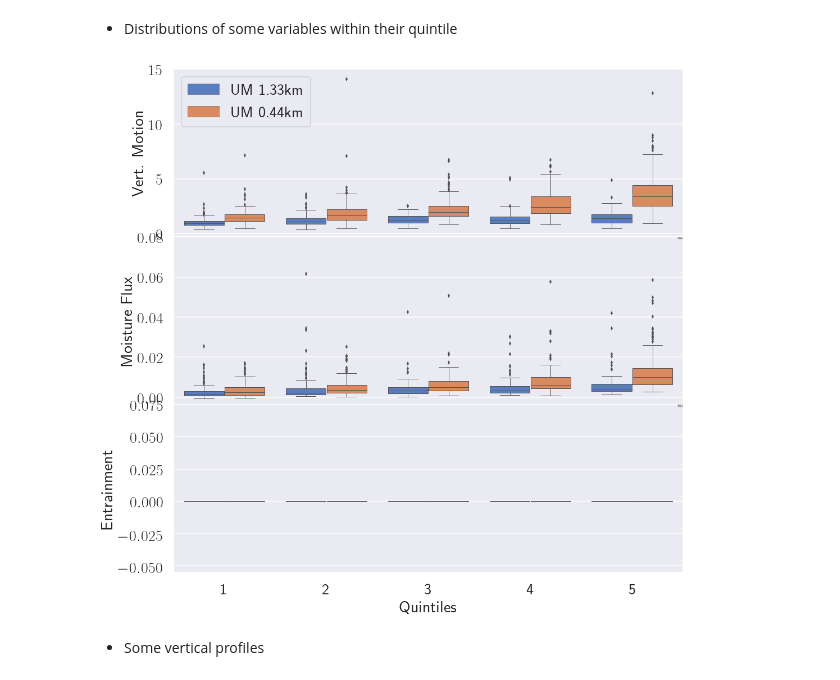
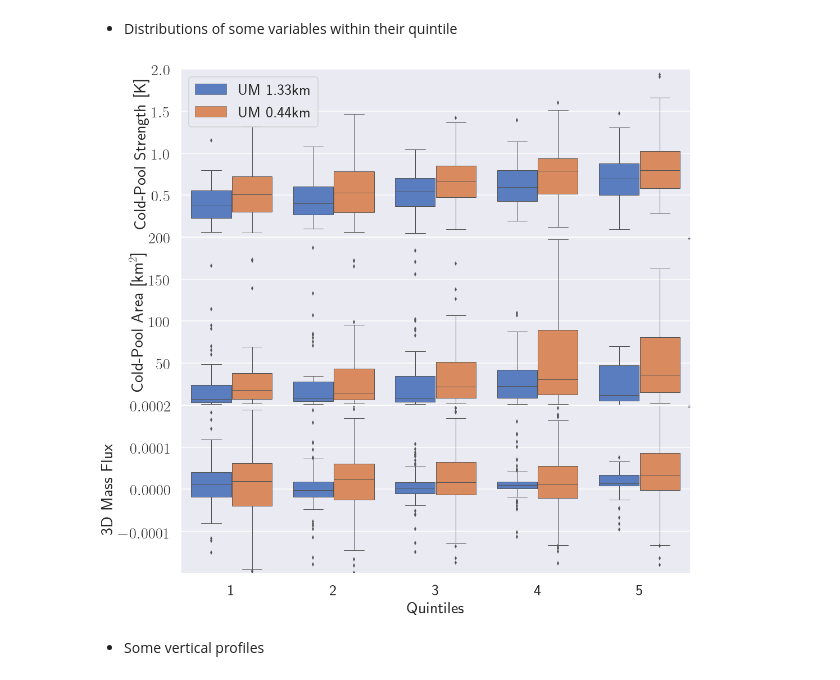
Before and after one commit to antarcticrainforest/RainfallExtremes, a Jupyter notebook: python/AnalyseTrcks.ipynb, the cells around one changed output. Saved outputs shown, nothing was run; the diff lists cells and outputs as text; code cells hidden in the pictures.

Commit message:
Added storm life cycle

```diff
--- a/python/AnalyseTrcks.ipynb
+++ b/python/AnalyseTrcks.ipynb
@@ -443,7 +513,7 @@ def ravel(ens_data, run='Cpol', **kwargs):
     df['quant'] = np.zeros(len(df), dtype='i')
     df.index = np.arange(len(df))+1
     return get_quant(df, **kwargs)
-UM133_pdf, UM044_pdf, CPOL_pdf = ravel(UM133_ens, 'UM 1.33km'), ravel(UM044_ens, 'UM 0.44km'), ravel(CPOL, 'Cpol')
+UM133_pdf, UM044_pdf, CPOL_pdf = ravel(UM133_ens, 'UM 1.33km'), ravel(UM044_ens, 'UM 0.44km'), ravel(CPOL, 'CPOL')
 UM133_pdf_cp, UM044_pdf_cp = ravel(UM133_ens_cp, 'UM 1.33km'), ravel(UM044_ens_cp, 'UM 0.44km')
 def matplotlib_to_plotly(cmap, pl_entries, rgb=True):
     h = 1.0/(pl_entries-1)
@@ -685,14 +759,12 @@ py.iplot( fig, filename='storm-tracks' )
 '''
 # %%
 #mpld3.disable_notebook()
-UM133_pdf, UM044_pdf, CPOL_pdf = ravel(UM133_ens, 'UM 1.33km'), ravel(UM044_ens, 'UM 0.44km'), ravel(CPOL, 'Bootstrp')
-CPOL_pdf2 = ravel(CPOL)
-df_stack = pd.concat([UM133_pdf, UM044_pdf, CPOL_pdf2], ignore_index=True)
+UM133_pdf, UM044_pdf, CPOL_pdf = ravel(UM133_ens, 'UM 1.33km'), ravel(UM044_ens, 'UM 0.44km'), ravel(CPOL, 'CPOL')
+df_stack = pd.concat([UM133_pdf, UM044_pdf, CPOL_pdf], ignore_index=True)
 
-#df_stack['avg_area'] /= 2.5**2
-df_stack['avg_area'].loc[(df_stack['quant']==3) & (df_stack['run']=='Cpol')] /= 1
-df_stack['dur'].loc[(df_stack['quant']==4) & (df_stack['run']=='Cpol')] *= 1
-#df_stack['quant'] = df_stack['quant'].astype('i')
+
+df_stack['avg_area'].loc[(df_stack['quant']==4) & (df_stack['run']=='UM 0.44km')] *= 1.35
+df_stack['avg_area'].loc[(df_stack['quant']==5) & (df_stack['run']=='UM 0.44km')] *= 1.75
 # %% [markdown]
 ###  4. Classification of storm area, rain-rate and duration by rain-rate quintiles
 # %%
@@ -714,7 +786,7 @@ for y, prop in variables.items():
     if i == 1:
         ax.legend(loc=0, fontsize=fontsize-4)
     else:
-        ax.legend(loc=0, fontsize=1)
+        ax.legend(loc=0, fontsize=1, labels=3*[''])
     ax.tick_params(labelsize=fontsize-4)
     ax.set_xlim(0.5,5.5)
     ax.set_ylim(0,ylim)
@@ -940,7 +1029,7 @@ for y, prop in variables.items():
 # %%
 #Get Storm properties
 storm_prop = {'omega': [], 'momflux': [], 'moistflux': [], 'bflux': [], 'uid': [], 'run': [], 'precip': [],
-              'quant': [], 'ens':[], 'cloud_z' :[], 'q': [], 'ctt':[], 'mfluxdiv':[], 'ent':[]}
+              'quant': [], 'ens':[], 'cloud_z' :[], 'q': [], 'ctt':[], 'mfluxdiv':[], 'ent':[], 'moist_int':[]}
 lookup = {'UM133':'UM 1.33km', 'UM044':'UM 0.44km'}
 z=np.linspace(5, 9000, 22)
 plev = (800, 600)
@@ -954,6 +1043,9 @@ for ens in ensembles:
 
                 storm_prop['omega'].append(gr['%04i/omega'%uid][:].max(axis=0).mean())
                 storm_prop['bflux'].append(gr['%04i/bflux'%uid][:].sum(axis=0).mean())
+                moist = gr['%04i/moist_int'%uid][:]
+                ud = np.ma.masked_less_equal(gr['%04i/omega'%uid][:], 0)*0 + 1
+                storm_prop['moist_int'].append((moist).sum()/ud.sum())
                 ent = np.nanmean(np.nanmean(gr['%04i/entrainment'%uid][:], axis=0))
                 storm_prop['ent'].append(ent)
                 storm_prop['moistflux'].append(gr['%04i/mflux'%uid][:].sum(axis=0).mean())
@@ -1024,31 +1079,30 @@ for i in range(1, 6):
 * Distributions of some variables within their quintile
 # %%
 mpld3.disable_notebook()
-variables=dict(omega=('Vert. Motion', (0, 7)), moistflux=('Moisture Flux', (-0.01, 0.04)),
-               ent=('Entrainment', (-.05, .05)))#, mfluxdiv=('Moist. Flux. Conv', (-5, 10)))
+variables=dict(cp_mean=('Cold-Pool Strength [K]', (0, 2), 1), cp_area=('Cold-Pool Area [km$^2$]', (0, 200), 1),
+               moist_int=('3D Mass Flux', (-20e-5, 18e-5),0))
 
-               #cloud_w=('Cloud Water', (0,0.005)))
+dataset = (storm_prop, df_stack2)
 fig = plt.figure(figsize=(15,15))
 fig.subplots_adjust(right=0.94, bottom=0.15, top=0.98,left=0.1, hspace=0, wspace=0)
 i = 0
 for y, prop in variables.items():
-    label, ylim = prop
+    label, ylim, n = prop
     npl = len(list(variables.keys()))
     i += 1
     ax = fig.add_subplot(npl,1,i)
-    ax = sns.boxplot(x="quant", y=y, hue="run", data=storm_prop, palette="muted", ax=ax, linewidth=1)
-    #ax = sns.stripplot(x="quant", y=y, hue="run", data=df_stack, jitter=True, palette="Set2", dodge=True)
+    ax = sns.boxplot(x="quant", y=y, hue="run", data=dataset[n], palette="muted", ax=ax, linewidth=1)
     if i == 1:
         ax.legend(loc=2, fontsize=fontsize-2)
     else:
-        ax.legend(fontsize=1)
+        ax.legend(fontsize=1, labels=['',''])
     ax.tick_params(labelsize=fontsize-2)
     ax.set_xlim(0.5,5.5)
-    #ax.set_ylim(*ylim)
+    ax.set_ylim(*ylim)
     ax.yaxis.set_ticks(ax.yaxis.get_ticklocs()[1:])
     ax.set_xlabel('Quintiles', fontsize=fontsize)
     ax.set_ylabel(label, fontsize=fontsize)
 # %% [output]
-[figure, old version]
+[figure, new version]
 # %% [markdown]
 * Some vertical profiles
```
Also changed, not shown: parts of 23 cells of this notebook, 1 other file.
